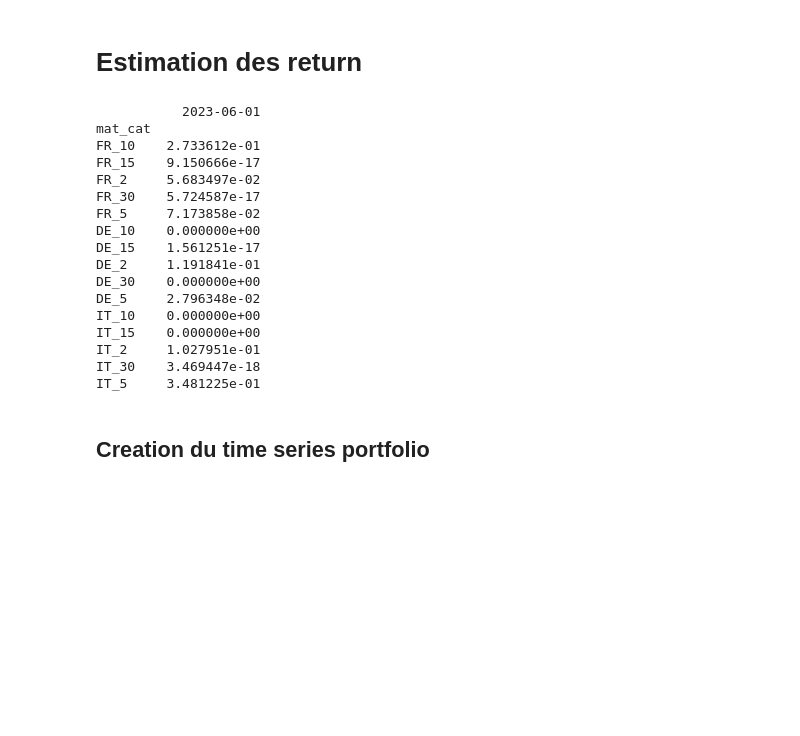
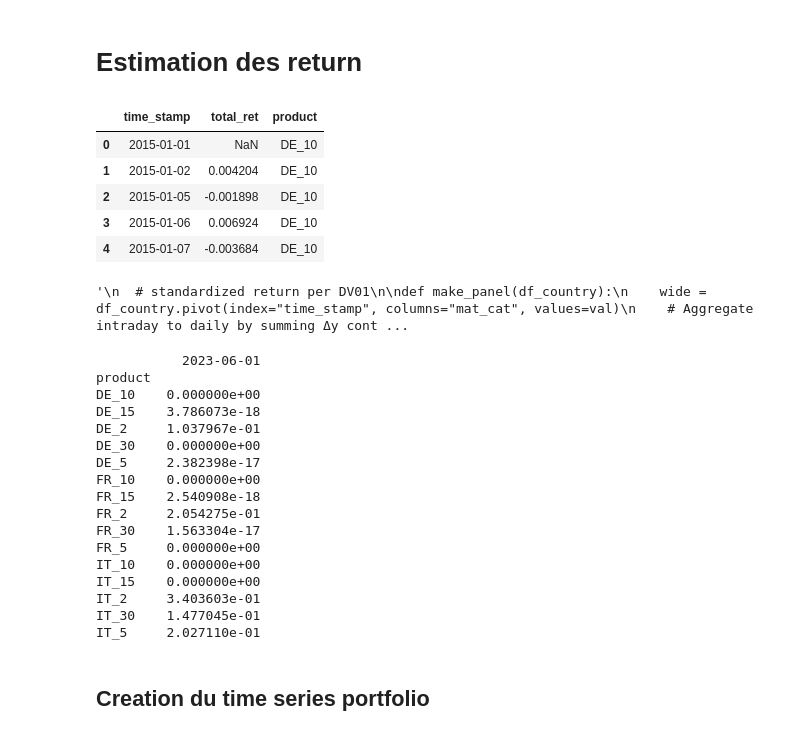
Before and after one commit to pradosth0/Markowitz_based_portfolio_allocation, a Jupyter notebook: pf_bond.ipynb, the cells around one changed output. Cells and saved outputs as stored; diff of their text form; code cells hidden in the pictures; blank space fills up the shorter version.

```diff
--- a/pf_bond.ipynb
+++ b/pf_bond.ipynb
@@ -110,8 +119,27 @@ plt.show()
 Bonne tête de return !
 # %% [markdown]
 # Estimation des return
+# %%
+#On met data sous le bon format. Ce qu'on veut c'est :
+# Date | Finacial product (ex FR_5 pour France bond mat 5) | Return
+val = "total_ret"
+
+data_completed = data[["time_stamp", "country_iso", "mat_cat", val]].copy()
+data_completed["product"] = data_completed["country_iso"].astype(str) + "_" + data_completed["mat_cat"].astype(str)
+data_completed = data_completed.drop(columns=["country_iso", "mat_cat"])
+data_completed["time_stamp"] = pd.to_datetime(data_completed["time_stamp"])
+
+data_completed.head()
+# %% [output]
+|  | time_stamp | total_ret | product |
+| 0 | 2015-01-01 | NaN | DE_10 |
+| 1 | 2015-01-02 | 0.004204 | DE_10 |
+| 2 | 2015-01-05 | -0.001898 | DE_10 |
+| 3 | 2015-01-06 | 0.006924 | DE_10 |
+| 4 | 2015-01-07 | -0.003684 | DE_10 |
 # %%
-val = "total_ret"  # standardized return per DV01
+"""
+  # standardized return per DV01
 
 def make_panel(df_country):
     wide = df_country.pivot(index="time_stamp", columns="mat_cat", values=val)
@@ -126,4 +154,7 @@ df_IT = make_panel(data[data["country_iso"] == "IT"])
 # Optional: drop all-empty days only (keep pairwise NA for cov estimation later)
 for k, df in [("FR", df_FR), ("DE", df_DE), ("IT", df_IT)]:
     pass  # no full dropna here; we’ll handle pairwise later
+"""
+# %% [output]
+'\n  # standardized return per DV01\n\ndef make_panel(df_country):\n    wide = df_country.pivot(index="time_stamp", columns="mat_cat", values=val)\n    # Aggregate intraday to daily by summing Δy cont ...
 # %%
@@ -307,35 +298,31 @@ class Portfolio:
         self.benchmark_w()
         return self.weights
 # %%
-data_dict = {"FR": df_FR, "DE": df_DE, "IT": df_IT}
-for c in list(data_dict):
-    # keep as-is; no full dropna here
-    pass
-
 date = "2023-06-01"
 
 
-pf = Portfolio(data_dict, date, benchmark="ew", long_only=True, window_days=60,lamb=10)
+pf = Portfolio(data_completed, date, benchmark="ew", long_only=True, window_days=60,lamb=10)
+#print(pf.returns)
 w = pf.process()
+#print(pf.mean_returns)
 print(w)
-#print(pf.returns)
 # %% [output]
            2023-06-01
-mat_cat
-FR_10    2.733612e-01
-FR_15    9.150666e-17
-FR_2     5.683497e-02
-FR_30    5.724587e-17
-FR_5     7.173858e-02
+product
 DE_10    0.000000e+00
-DE_15    1.561251e-17
-DE_2     1.191841e-01
+DE_15    3.786073e-18
+DE_2     1.037967e-01
 DE_30    0.000000e+00
-DE_5     2.796348e-02
+DE_5     2.382398e-17
+FR_10    0.000000e+00
+FR_15    2.540908e-18
+FR_2     2.054275e-01
+FR_30    1.563304e-17
+FR_5     0.000000e+00
 IT_10    0.000000e+00
 IT_15    0.000000e+00
-IT_2     1.027951e-01
-IT_30    3.469447e-18
-IT_5     3.481225e-01
+IT_2     3.403603e-01
+IT_30    1.477045e-01
+IT_5     2.027110e-01
 # %% [markdown]
 ## Creation du time series portfolio
```
Also changed, not shown: parts of 8 cells of this notebook, 1 other file.
